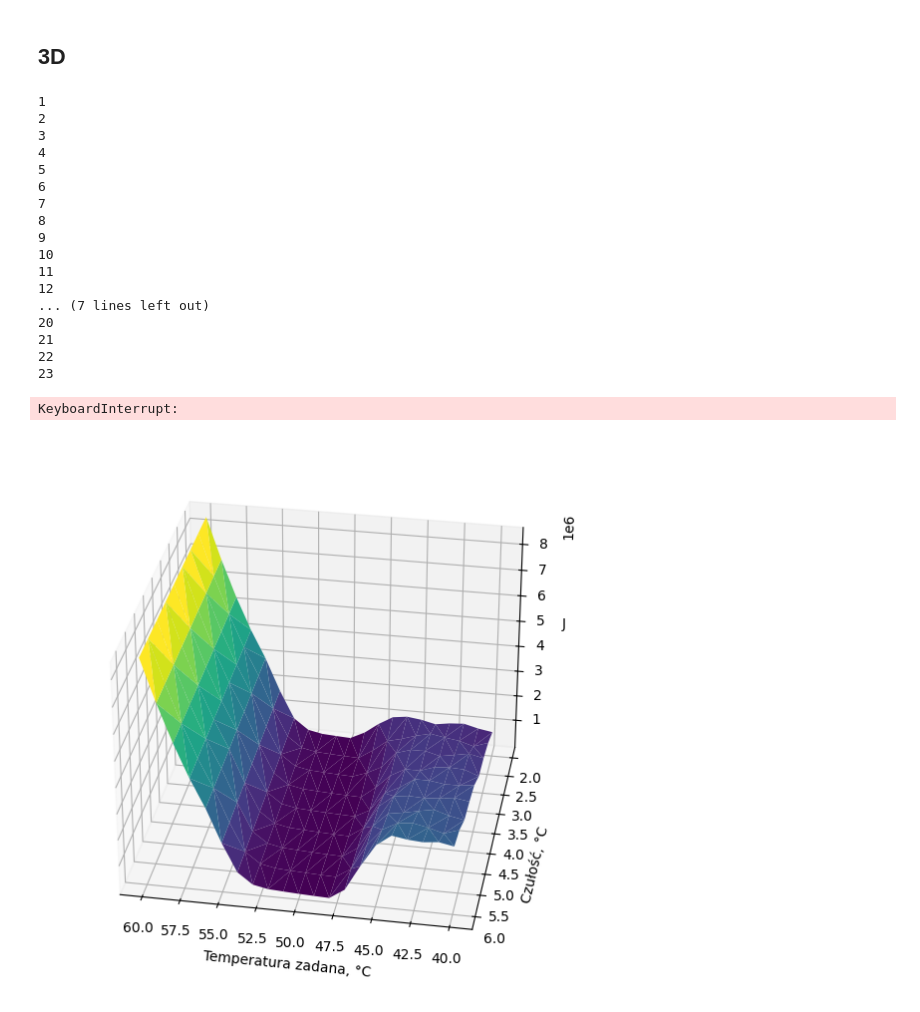
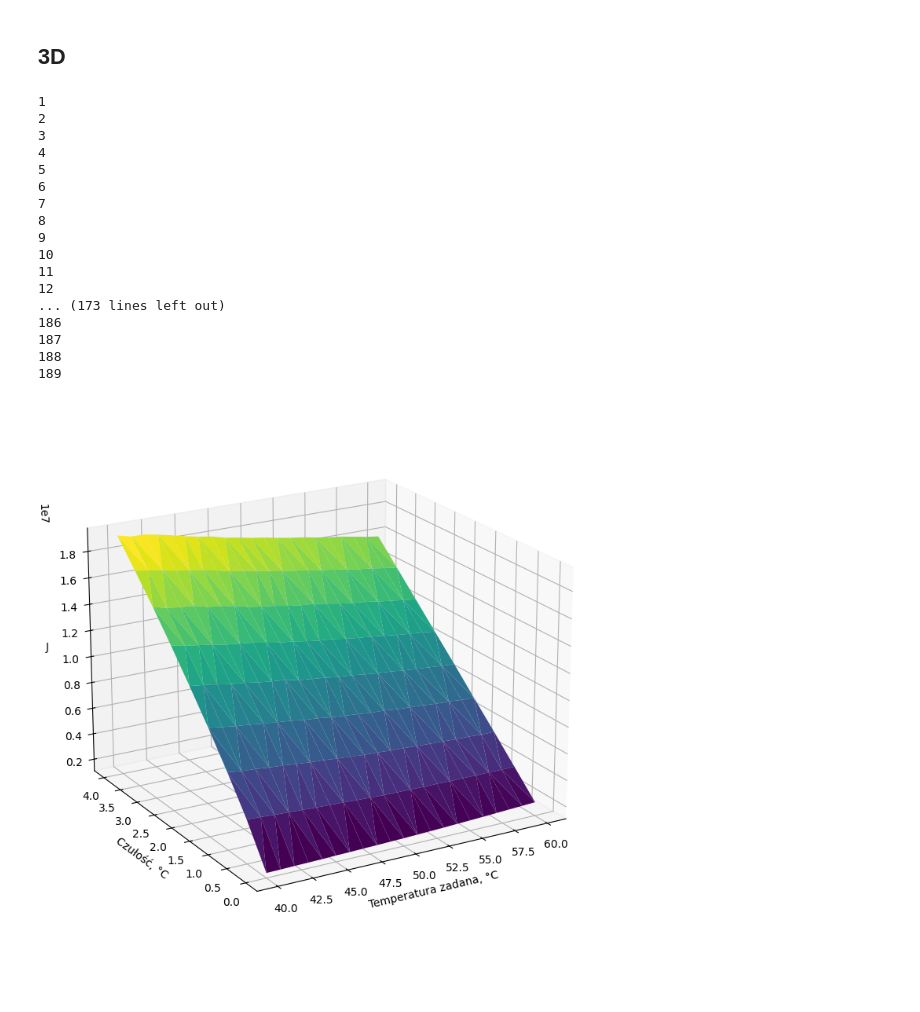
Before and after one commit to KulsonKula/Analiza-i-modelowanie-procesow-zwiazanych-z-systemem-centralnego-ogrzewania, a Jupyter notebook: Kod/Symulacja.IPYNB, the cells around one changed output. Drawn from its saved outputs; the diff is of its cells as text; code cells hidden in the pictures.

```diff
--- a/Kod/Symulacja.IPYNB
+++ b/Kod/Symulacja.IPYNB
@@ -76,11 +82,11 @@ for i in range(0, len(flow_time_plot)-1):
     Two_1=np.append(Two_1,Two_1[i]+
                      -B_1_IN * F_in[i] * (Two_1[i] - temp_in)         # 1 - 0
                      -B_1_OUT * (Two_1[i] - TEMP_OUT)                 # 1 - OT
-                     +B_1_2 * (Two_2[i] - Two_1[i])                   # 1 - 2
+                     +(B_1_2+B_1_2_d*F_in[i]) * (Two_2[i] - Two_1[i])                   # 1 - 2
                      )
 
     Two_2=np.append(Two_2,Two_2[i]+
-                    -B_1_2 * F_in[i] * (Two_2[i] - Two_1[i])          # 1 - 2
+                    -(B_2_1+B_2_1_d*F_in[i]) * (Two_2[i] - Two_1[i])          # 1 - 2
                      -B_2_OUT * (Two_2[i] - TEMP_OUT)                 # 2 - OT
                      +B_2_3 * (Two_3[i] - Two_2[i])                   # 2 - 3
                      +B_2_HEAT * F_Z * (Tzi[i] - Two_2[i])            # 2 - piec
@@ -88,8 +94,8 @@ for i in range(0, len(flow_time_plot)-1):
 
     Two_3=np.append(Two_3,Two_3[i]+
                      -B_3_OUT * (Two_3[i] - TEMP_OUT)                 # 3 - OT
-                     -B_2_3 * (Two_3[i] - Two_2[i])                   # 3 - 2
-                     +B_2_HEAT * F_Z * (Tzi[i] - Two_3[i])            # 3 - piec
+                     -(B_3_2+B_3_2_d*F_in[i]) * (Two_3[i] - Two_2[i])                   # 3 - 2
+                     +B_3_HEAT * F_Z * (Tzi[i] - Two_3[i])            # 3 - piec
                      )
 
     Tzi=np.append(Tzi,Tzi[i]+
@@ -221,32 +228,33 @@ for delta_set in delta_wybrane:
 
         for i in range(0, len(flow_time_plot)-1):
             Two_1=np.append(Two_1,Two_1[i]+
-                            -B_1_IN*F_in[i]*(Two_1[i]-temp_in)         # 1 - 0
-                             -B_1_OUT*(Two_1[i]-TEMP_OUT)                # 1 - OT
-                             +B_1_2*(Two_2[i]-Two_1[i])                # 1 - 2
+                             -B_1_IN * F_in[i] * (Two_1[i] - temp_in)         # 1 - 0
+                             -B_1_OUT * (Two_1[i] - TEMP_OUT)                 # 1 - OT
+                             +(B_1_2+B_1_2_d*F_in[i]) * (Two_2[i] - Two_1[i])                   # 1 - 2
                              )
 
             Two_2=np.append(Two_2,Two_2[i]+
-                            -B_1_2*F_in[i]*(Two_2[i]-Two_1[i])       # 1 - 2
-                             -B_2_OUT*(Two_2[i]-TEMP_OUT)                 # 2 - OT
-                             +B_2_3*(Two_3[i]-Two_2[i])                 # 2 - 3
-                             +B_2_HEAT*F_Z*(Tzi[i]-Two_2[i])            # 2 - piec
+                            -(B_2_1+B_2_1_d*F_in[i]) * (Two_2[i] - Two_1[i])          # 1 - 2
+                             -B_2_OUT * (Two_2[i] - TEMP_OUT)                 # 2 - OT
+                             +B_2_3 * (Two_3[i] - Two_2[i])                   # 2 - 3
+                             +B_2_HEAT * F_Z * (Tzi[i] - Two_2[i])            # 2 - piec
                              )
 
             Two_3=np.append(Two_3,Two_3[i]+
-                             -B_3_OUT*(Two_3[i]-TEMP_OUT)                 # 2 - OT
-                             -B_2_3*(Two_3[i]-Two_2[i])                 # 3 - 2
-                             +B_2_HEAT*F_Z*(Tzi[i]-Two_3[i])            # 3 - piec
+                             -B_3_OUT * (Two_3[i] - TEMP_OUT)                 # 3 - OT
+                             -(B_3_2+B_3_2_d*F_in[i]) * (Two_3[i] - Two_2[i])                   # 3 - 2
+                             +B_3_HEAT * F_Z * (Tzi[i] - Two_3[i])            # 3 - piec
                              )
 
             Tzi=np.append(Tzi,Tzi[i]+
-                          piec_ster[i]*P_piec*MOC_PIECA                   # Piec
-                          -P_3*F_Z*(Tzi[i]-Two_3[i])                    # piec - 3
-                          -P_OUT*(Tzi[i]-TEMP_OUT))                       # piec - OT
+                          piec_ster[i] * P_piec * MOC_PIECA                   # Piec
+                          -P_3 * F_Z * (Tzi[i] - Two_3[i])                    # piec - 3
+                          -P_OUT * (Tzi[i] - TEMP_OUT)                        # piec - OT
+                          )
 
-            if(piec_ster[i]==1 and Two_2[i]>(t_set+delta_set)):
+            if(piec_ster[i] == 1 and Two_2[i] > (t_set + delta_set)):
                 piec_ster=np.append(piec_ster,0)
-            elif (piec_ster[i]==0 and Two_2[i]<(t_set-delta_set)):
+            elif (piec_ster[i] == 0 and Two_2[i] < (t_set - delta_set)):
                 piec_ster=np.append(piec_ster,1)
             else:
                 piec_ster=np.append(piec_ster,piec_ster[i])
@@ -254,7 +262,7 @@ for delta_set in delta_wybrane:
         G=np.trapz(piec_ster*P_piec*MOC_PIECA)
         G_all=np.append(G_all,G)
 
-        sign = (np.sign(Two_3 - t_set - delta_t) + np.sign(Two_3 - t_set + delta_t)) / 2
+        sign = (np.sign(Two_3 - t_set - delta_set) + np.sign(Two_3 - t_set + delta_set)) / 2
         temp_diff = (Two_3 - t_set) ** 2
         J = np.trapz(temp_diff * np.abs(sign))
         J_all=np.append(J_all,J)
@@ -276,37 +284,36 @@ for delta_set in delta_wybrane:
 10
 11
 12
-... (7 lines left out)
-20
-21
-22
-23
+... (173 lines left out)
+186
+187
+188
+189
-KeyboardInterrupt:
 # %%
 T_set, Delta_set = np.meshgrid(t_set_plot, delta_set_plot)
 
-fig = plt.figure(figsize=(7, 9))
+fig = plt.figure(figsize=(9, 9))
 ax = fig.add_subplot(111, projection='3d')
 
 
 ax.plot_trisurf(t_set_plot, delta_set_plot, J_all, cmap='viridis')
 
 
 ax.set_xlabel('Temperatura zadana, \u00b0C')
 ax.set_ylabel('Czułość, \u00b0C')
 ax.set_zlabel('J')
 
 # ax.w_xaxis.set_rotate_label(False)
 # ax.w_yaxis.set_rotate_label(False)
 # ax.w_zaxis.set_rotate_label(False)
 
 # fig.colorbar(surf, ax=ax, shrink=0.5, aspect=10,location='left')
 
-ax.view_init(elev=30, azim=100)
+ax.view_init(elev=20, azim=240)
 
 plt.show()
 # %% [output]
-[figure, old version]
+[figure, new version]
 # %%
 T_set, Delta_set = np.meshgrid(t_set_plot, delta_set_plot)
 
```
Also changed, not shown: parts of 9 cells of this notebook, 1 other file.
